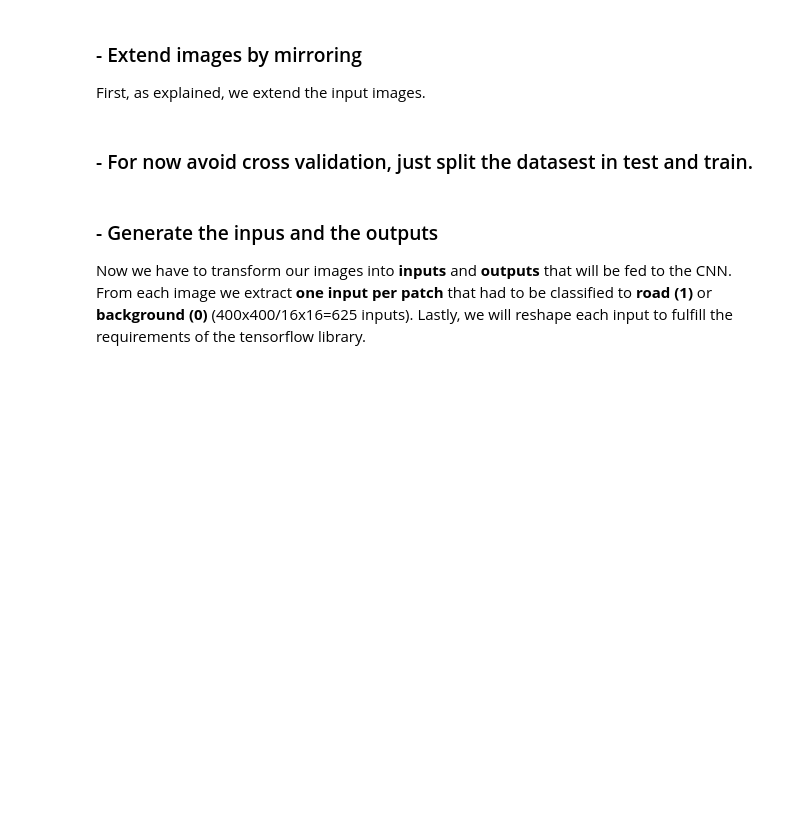
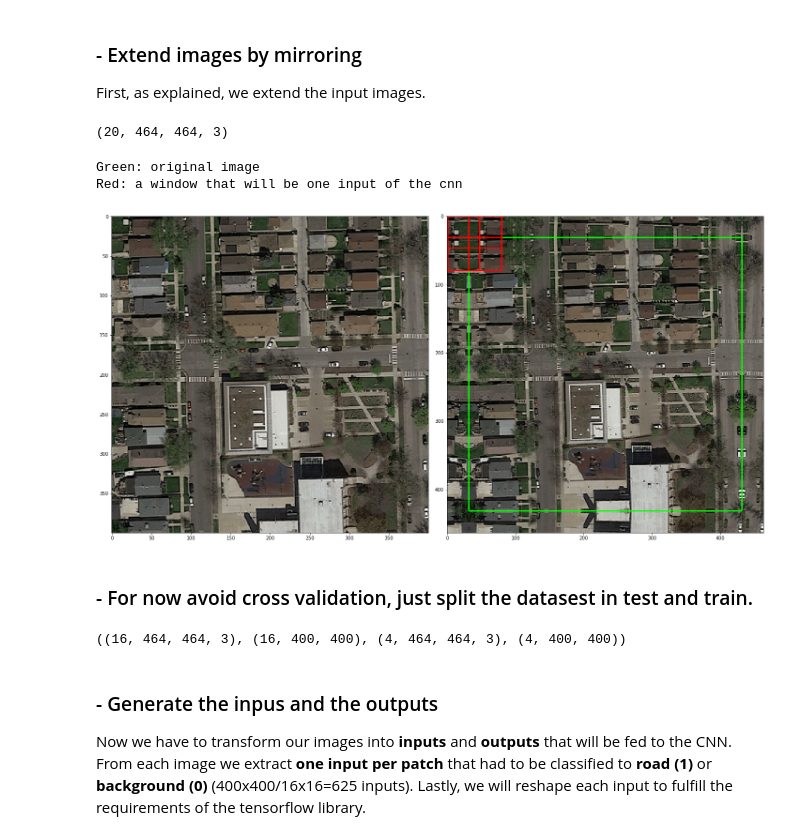
Before and after one commit to NiccoloSacchi/road-segmentation, a Jupyter notebook: scripts/segment_aerial_images_cnn_nic.ipynb, the cells around one changed output. Cells and saved outputs as stored; diff of their text form; code cells hidden in the pictures; blank space fills up the shorter version.

```diff
--- a/scripts/segment_aerial_images_cnn_nic.ipynb
+++ b/scripts/segment_aerial_images_cnn_nic.ipynb
@@ -31,34 +36,58 @@ imgs[0].shape, gt_imgs[0].shape
 # %% [markdown]
 ### - Define the window width
 # %%
-window_width = 72
+window_width = 80
 # %% [markdown]
 ### - Extend images by mirroring
 First, as explained, we extend the input images.
 # %%
 imgs_ext = extend_images(imgs, window_width)
 imgs_ext.shape
+# %% [output]
+(20, 464, 464, 3)
 # %%
 # just show an example
 fig, axs = plt.subplots(1, 2)
 fig.set_size_inches(20, 10)
 axs[0].imshow(imgs[1], cmap='Greys_r', vmin=0, vmax=1)
 
 mirror_width = int((window_width-16)/2)
-img_ext = imgs_ext[1]
+img_ext = imgs_ext[1].copy()
 img_ext[mirror_width:-mirror_width, mirror_width-1:mirror_width+1] = np.array((0, 1, 0))
 img_ext[mirror_width:-mirror_width, -mirror_width-1:-mirror_width+1] = np.array((0, 1, 0))
 img_ext[mirror_width-1:mirror_width+1, mirror_width:-mirror_width] = np.array((0, 1, 0))
 img_ext[-mirror_width-1:-mirror_width+1, mirror_width:-mirror_width] = np.array((0, 1, 0))
+
+# vertical lines
+img_ext[0:window_width, 0:2] = np.array((1, 0, 0))
+img_ext[0:window_width, window_width-1:window_width+1] = np.array((1, 0, 0))
+img_ext[0:window_width, mirror_width-1:mirror_width+1] = np.array((1, 0, 0))
+img_ext[0:window_width, window_width-mirror_width-1:window_width-mirror_width+1] = np.array((1, 0, 0))
+
+# horizontal lines
+img_ext[0:2, 0:window_width] = np.array((1, 0, 0))
+img_ext[window_width-1:window_width+1, 0:window_width] = np.array((1, 0, 0))
+img_ext[mirror_width-1:mirror_width+1, 0:window_width] = np.array((1, 0, 0))
+img_ext[window_width-mirror_width-1:window_width-mirror_width+1:window_width, 0:window_width] = np.array((1, 0, 0))
+
 axs[1].imshow(img_ext, cmap='Greys_r', vmin=0, vmax=1)
 
 plt.tight_layout()
+
+print("Green: original image")
+print("Red: a window that will be one input of the cnn")
+# %% [output]
+Green: original image
+Red: a window that will be one input of the cnn
+[figure, added]
 # %% [markdown]
 ### - For now avoid cross validation, just split the datasest in test and train.
 # %%
 train_ratio = 0.8
 train, test = split_train_test(imgs_ext, gt_imgs, train_ratio=train_ratio, seed=1)
 train.imgs.shape, train.gt_imgs.shape, test.imgs.shape, test.gt_imgs.shape
+# %% [output]
+((16, 464, 464, 3), (16, 400, 400), (4, 464, 464, 3), (4, 400, 400))
 # %% [markdown]
 ### - Generate the inpus and the outputs
 Now we have to transform our images into **inputs** and **outputs** that will be fed to the CNN. From each image we extract **one input per patch** that had to be classified to **road (1)** or **background (0)** (400x400/16x16=625 inputs). Lastly, we will reshape each input to fulfill the requirements of the tensorflow library.
```
Also changed, not shown: parts of 10 cells of this notebook.
